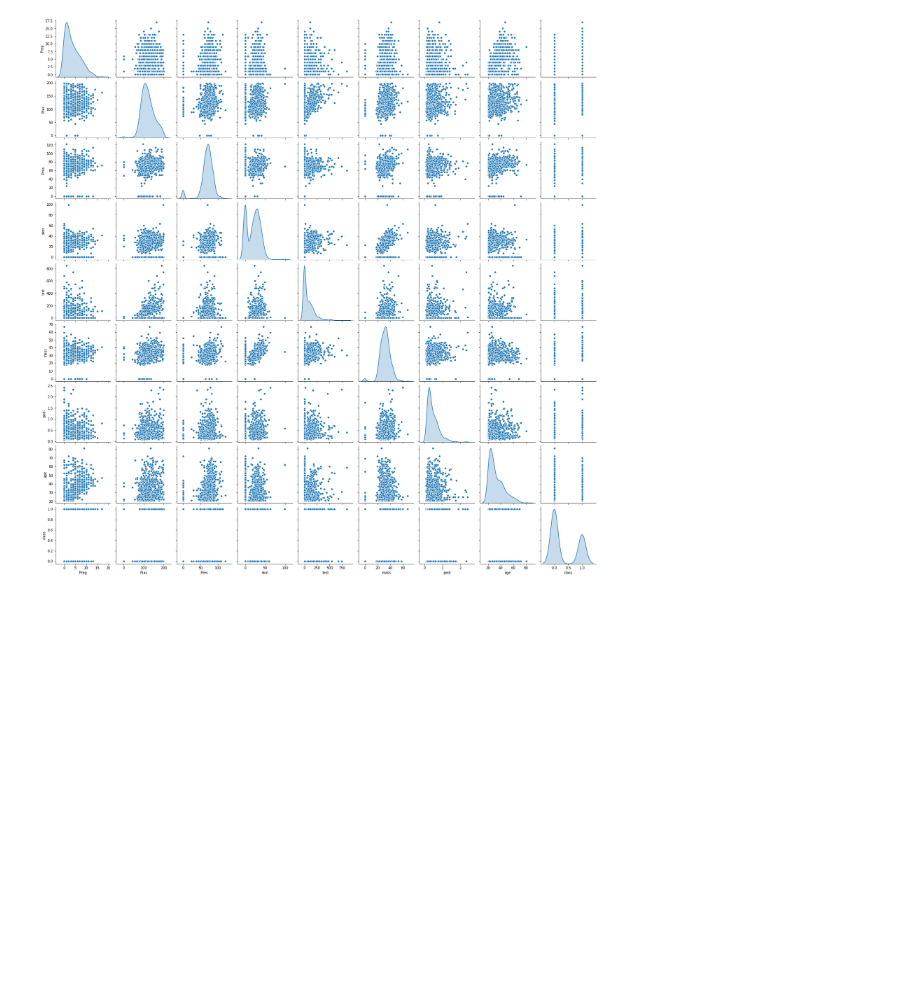
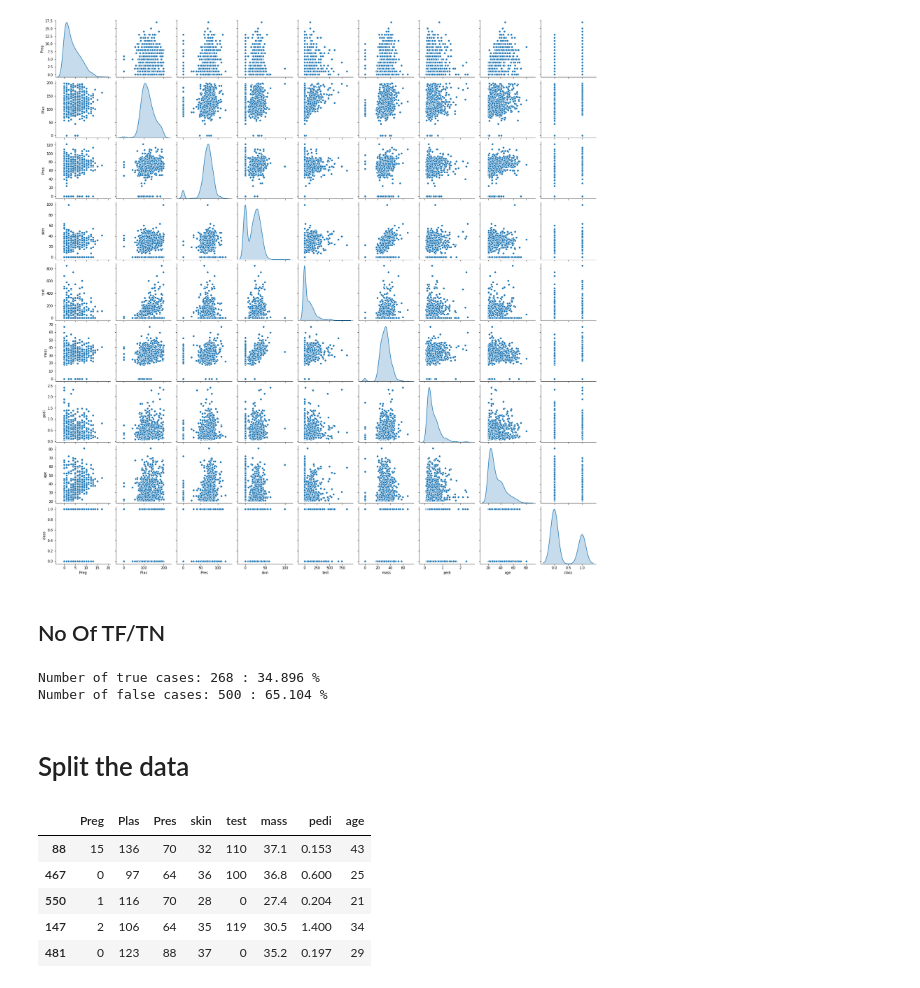
Before and after one commit to Iamsbharti/ML-AI, a Jupyter notebook: algorithms/Logistics-Regression/diabetes_classification.ipynb, the cells around one changed output. Cells and saved outputs as stored; diff of their text form; code cells hidden in the pictures; blank space fills up the shorter version.

Commit message:
calculate tf/tn and train,test data split :rocket:

```diff
--- a/algorithms/Logistics-Regression/diabetes_classification.ipynb
+++ b/algorithms/Logistics-Regression/diabetes_classification.ipynb
@@ -64,3 +64,30 @@ draw_corr_heatmap(pdata)
 sns.pairplot(pdata,diag_kind='kde');
 # %% [output]
 [figure]
+# %% [markdown]
+## No Of TF/TN
+# %%
+no_true_diabetic = len(pdata.loc[pdata['class']==True])
+no_false_diabetic = len(pdata.loc[pdata['class']==False])
+
+print('Number of true cases:',no_true_diabetic,':',np.round((no_true_diabetic/(no_true_diabetic+no_false_diabetic))*100,3),'%')
+
+print('Number of false cases:',no_false_diabetic,':',np.round((no_false_diabetic/(no_false_diabetic+no_true_diabetic))*100,3),'%')
+# %% [output]
+Number of true cases: 268 : 34.896 %
+Number of false cases: 500 : 65.104 %
+# %% [markdown]
+# Split the data
+# %%
+x = pdata.drop('class',axis=1)
+y = pdata['class']
+
+x_train,x_test,y_train,y_test = train_test_split(x,y,test_size=0.3,random_state=1)
+x_train.head()
+# %% [output]
+|  | Preg | Plas | Pres | skin | test | mass | pedi | age |
+| 88 | 15 | 136 | 70 | 32 | 110 | 37.1 | 0.153 | 43 |
+| 467 | 0 | 97 | 64 | 36 | 100 | 36.8 | 0.600 | 25 |
+| 550 | 1 | 116 | 70 | 28 | 0 | 27.4 | 0.204 | 21 |
+| 147 | 2 | 106 | 64 | 35 | 119 | 30.5 | 1.400 | 34 |
+| 481 | 0 | 123 | 88 | 37 | 0 | 35.2 | 0.197 | 29 |
```
